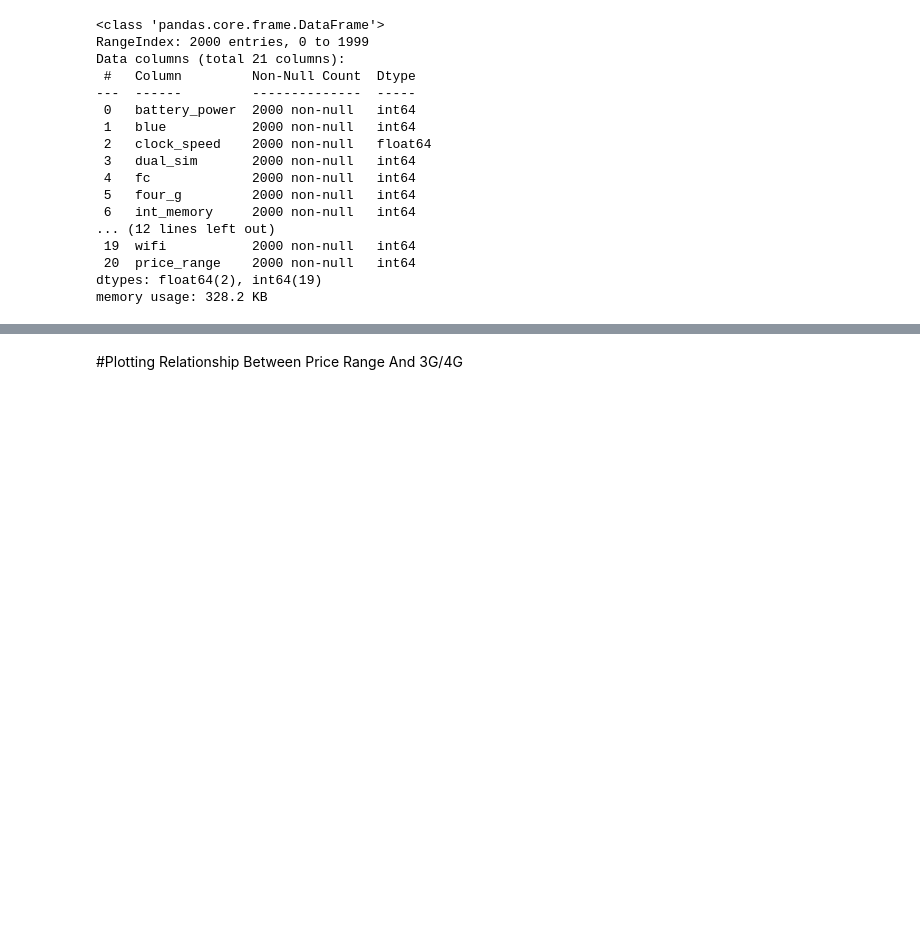
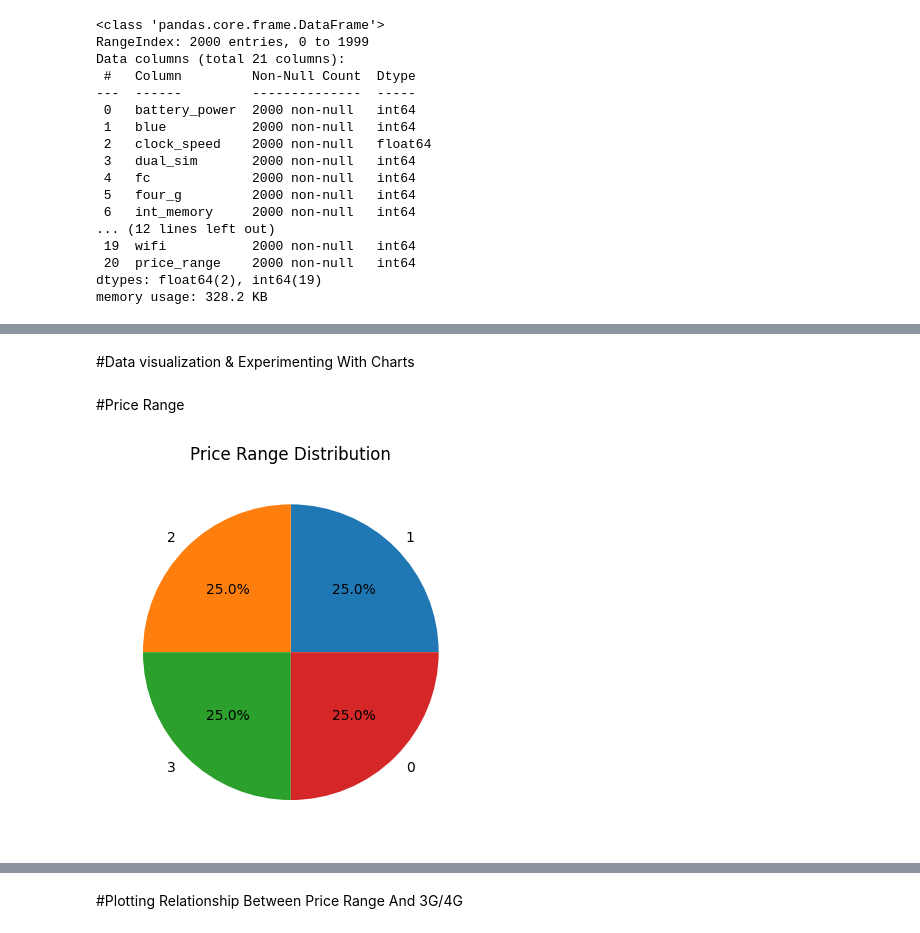
Before and after one commit to stephendambo/Dambolin9, a Jupyter notebook: Final_Project_Work.ipynb, the cells around one changed output, grey strips where cells are left out. Cells and saved outputs as stored; diff of their text form; code cells hidden in the pictures; blank space fills up the shorter version.

```diff
--- a/Final_Project_Work.ipynb
+++ b/Final_Project_Work.ipynb
@@ -85,4 +85,4 @@ df.tail(10) # This is to check the last 10 bottom data in my train dataset
 10 rows × 21 columns
 # %%
-df =pd.read_csv('/content/test.csv', header=0)
-df.head() # This is to check the top 5 data in my test dataset
+# df =pd.read_csv('/content/test.csv', header=0)
+# df.head() # This is to check the top 5 data in my test dataset
@@ -153,0 +164,11 @@ df_trainset
+# %% [markdown]
+#Data visualization & Experimenting With Charts
+# %% [markdown]
+#Price Range
+# %%
+price_counts = df['price_range'].value_counts()
+plt.pie(price_counts, labels=price_counts.index, autopct='%1.1f%%')
+plt.title('Price Range Distribution')
+plt.show()
+# %% [output]
+[figure, added]
```
Also changed, not shown: parts of 56 cells of this notebook.
